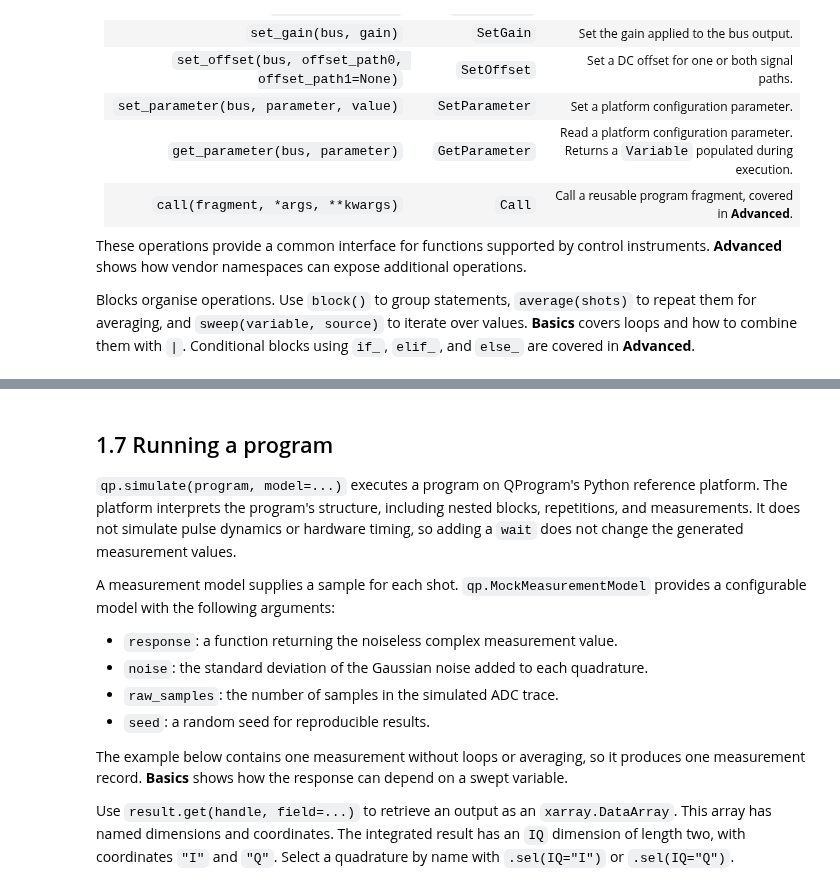
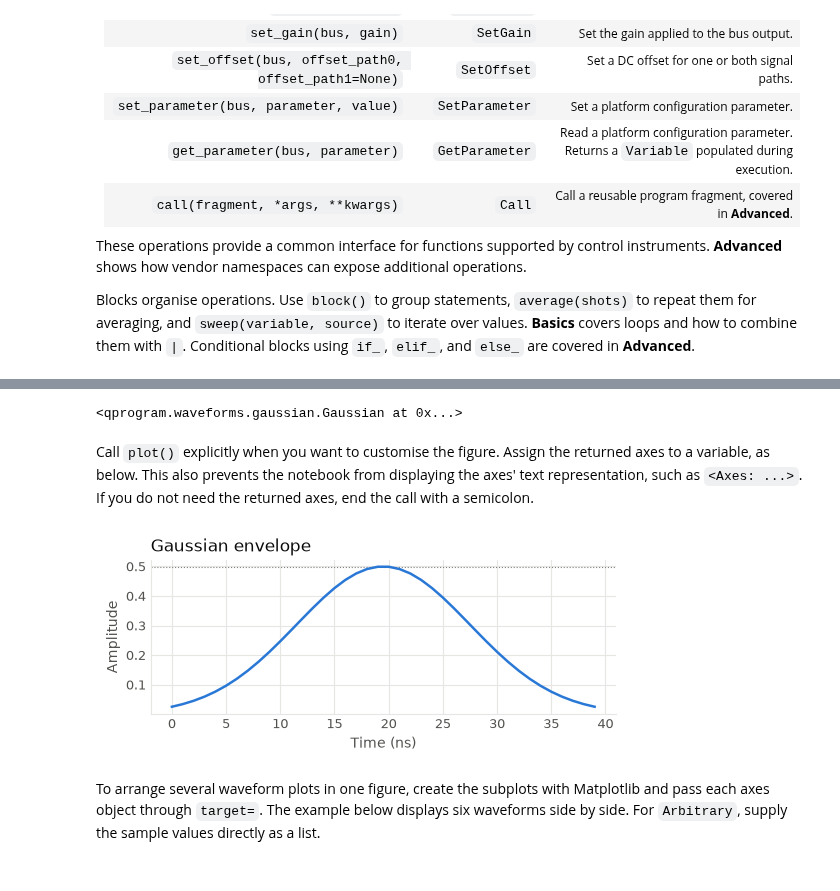
Before and after one commit to qilimanjaro-tech/ieee-qce26-qprogram-tutorial, a Jupyter notebook: notebooks/01_introduction.ipynb, the cells around one changed output, grey strips where cells are left out. Drawn from its saved outputs; the diff is of its cells as text; code cells hidden in the pictures.

Commit message:
simplify code examples of 01_introduction

```diff
--- a/notebooks/01_introduction.ipynb
+++ b/notebooks/01_introduction.ipynb
@@ -533,16 +548,16 @@ Saving the `.qp` file alongside your results preserves the program structure and
+# %%
+drive_envelope
+# %% [output]
+<qprogram.waveforms.gaussian.Gaussian at 0x...>
+# %% [markdown]
+Call `plot()` explicitly when you want to customise the figure. Assign the returned axes to a variable, as below. This also prevents the notebook from displaying the axes' text representation, such as `<Axes: ...>`. If you do not need the returned axes, end the call with a semicolon.
+# %%
+ax = drive_envelope.plot()
+ax.set_title("Gaussian envelope", loc="left")
+ax.axhline(drive_envelope.peak_amplitude(), color="grey", linestyle=":", linewidth=0.8)
+plt.show()
+# %% [output]
+[figure, added]
 # %% [markdown]
-## 1.7 Running a program
-
-`qp.simulate(program, model=...)` executes a program on QProgram's Python reference platform. The platform interprets the program's structure, including nested blocks, repetitions, and measurements. It does not simulate pulse dynamics or hardware timing, so adding a `wait` does not change the generated measurement values.
-
-A measurement model supplies a sample for each shot. `qp.MockMeasurementModel` provides a configurable model with the following arguments:
-
-- `response`: a function returning the noiseless complex measurement value.
-- `noise`: the standard deviation of the Gaussian noise added to each quadrature.
-- `raw_samples`: the number of samples in the simulated ADC trace.
-- `seed`: a random seed for reproducible results.
-
-The example below contains one measurement without loops or averaging, so it produces one measurement record. **Basics** shows how the response can depend on a swept variable.
-
-Use `result.get(handle, field=...)` to retrieve an output as an `xarray.DataArray`. This array has named dimensions and coordinates. The integrated result has an `IQ` dimension of length two, with coordinates `"I"` and `"Q"`. Select a quadrature by name with `.sel(IQ="I")` or `.sel(IQ="Q")`.
+To arrange several waveform plots in one figure, create the subplots with Matplotlib and pass each axes object through `target=`. The example below displays six waveforms side by side. For `Arbitrary`, supply the sample values directly as a list.
 # %%
```
Also changed, not shown: parts of 77 cells of this notebook, 1 other file.
